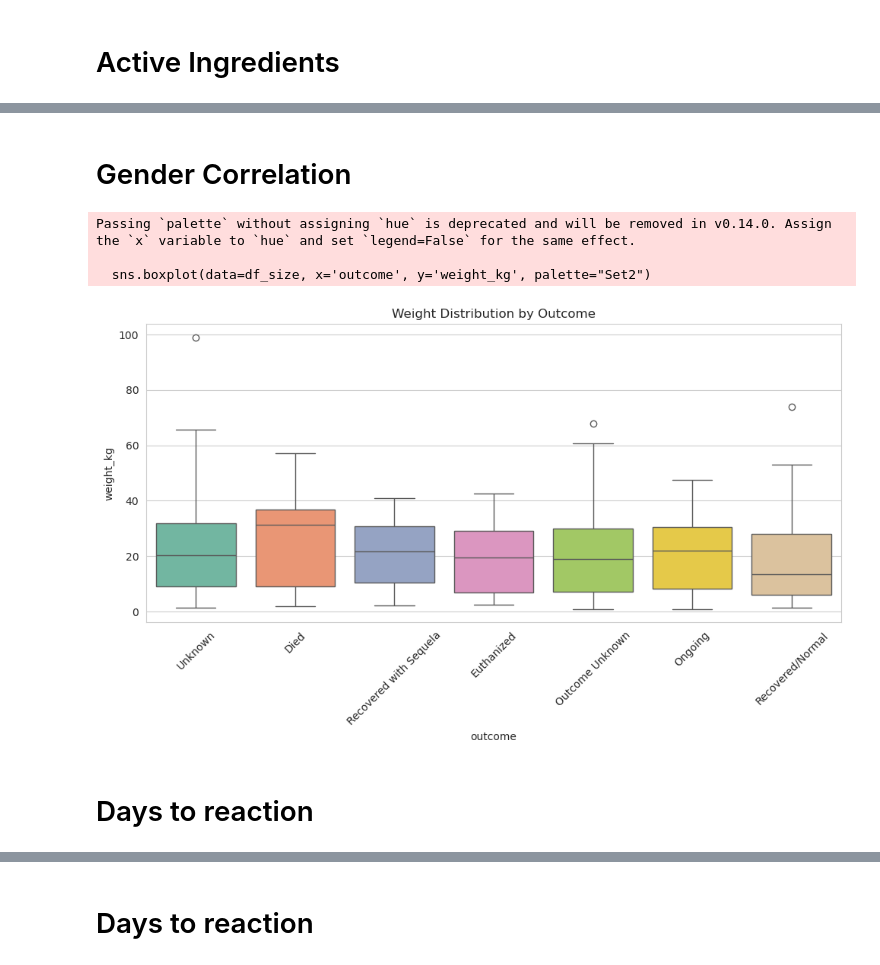
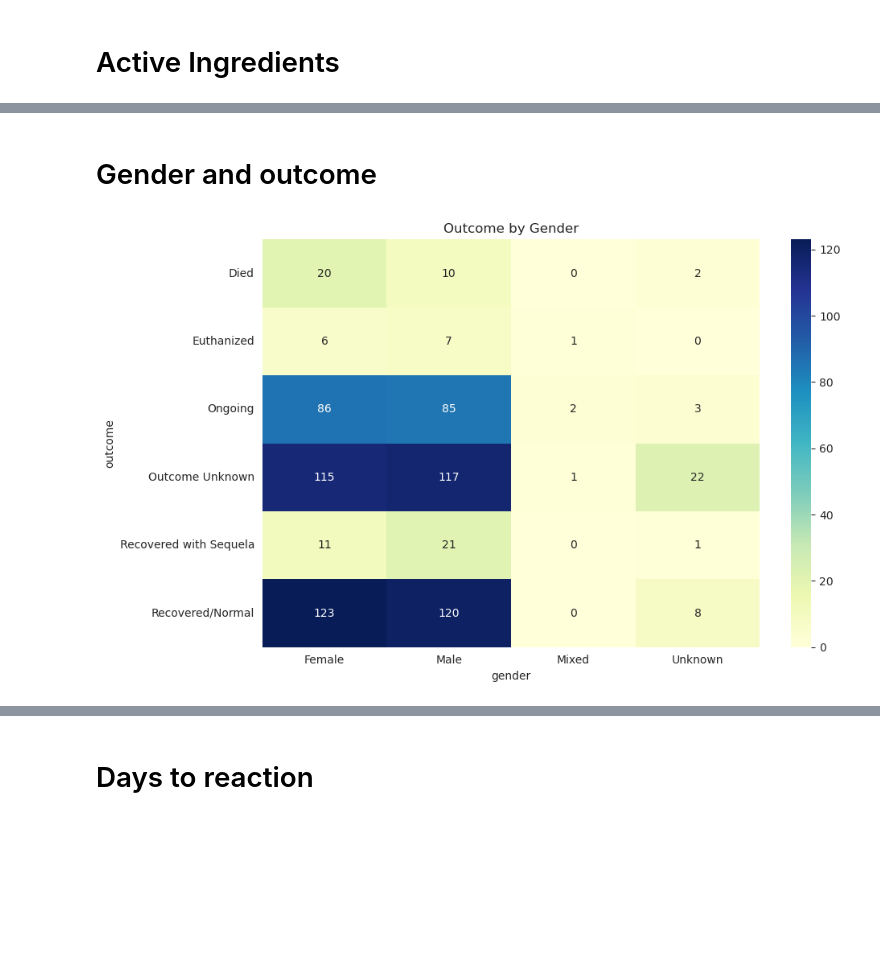
Before and after one commit to MK-Dev-Coder/BUSINESS-INTELLIGENCE-Project, a Jupyter notebook: analysis.ipynb, the cells around one changed output, grey strips where cells are left out. Saved outputs shown, nothing was run; the diff lists cells and outputs as text; code cells hidden in the pictures; blank space fills up the shorter version.

```diff
--- a/analysis.ipynb
+++ b/analysis.ipynb
@@ -7,19 +7,15 @@ import matplotlib.pyplot as plt
 import seaborn as sns
 import os
 
+# Configuration
+DB_FILE = os.path.join("data", "processed", "warehouse.db")
 
-# Set a nice visual style for the plots
+# Setup Plotting
+%matplotlib inline
 sns.set_style("whitegrid")
 plt.rcParams['figure.figsize'] = (12, 6)
 
-# Configuration
-DB_FILE = os.path.join("data", "processed", "warehouse.db")
-
 def get_conn():
-    """Creates a connection to the sqlite database."""
-    # Check if file exists to prevent confusion
-    if not os.path.exists(DB_FILE):
-        print(f"WARNING: Database file not found at {os.path.abspath(DB_FILE)}")
     return sqlite3.connect(DB_FILE)
 # %% [markdown]
 # Reaction by breed
@@ -110,28 +121,32 @@ Passing `palette` without assigning `hue` is deprecated and will be removed in v
 # %% [markdown]
-# Gender Correlation
+# Gender and outcome
 # %%
 conn = get_conn()
 query = """
-SELECT weight_kg, outcome
-FROM events
-WHERE weight_kg IS NOT NULL AND outcome IS NOT NULL
+SELECT
+    a.gender,
+    f.outcome,
+    COUNT(DISTINCT f.event_id) as count
+FROM fact_analysis f
+JOIN dim_animal a ON f.animal_key = a.animal_key
+WHERE a.gender IS NOT NULL
+  AND f.outcome IS NOT NULL
+  AND f.outcome != 'Unknown'
+GROUP BY a.gender, f.outcome
 """
-df_size = pd.read_sql_query(query, conn)
+df_gender = pd.read_sql_query(query, conn)
 conn.close()
 
-if df_size.empty:
-    print("No data for size correlation.")
+if df_gender.empty:
+    print("No data for gender correlation.")
 else:
+    # Pivot for heatmap
+    pivot = df_gender.pivot(index='outcome', columns='gender', values='count').fillna(0)
+
     plt.figure(figsize=(10, 6))
-    sns.boxplot(data=df_size, x='outcome', y='weight_kg', palette="Set2")
-    plt.title('Weight Distribution by Outcome')
-    plt.xticks(rotation=45)
+    sns.heatmap(pivot, annot=True, fmt='g', cmap='YlGnBu')
+    plt.title('Outcome by Gender')
     plt.tight_layout()
     plt.show()
 # %% [output]
-Passing `palette` without assigning `hue` is deprecated and will be removed in v0.14.0. Assign the `x` variable to `hue` and set `legend=False` for the same effect.
-
-  sns.boxplot(data=df_size, x='outcome', y='weight_kg', palette="Set2")
-[figure, old version]
+[figure, new version]
-# %% [markdown]
-# Days to reaction
```
Also changed, not shown: parts of 5 cells of this notebook, 3 other files.
